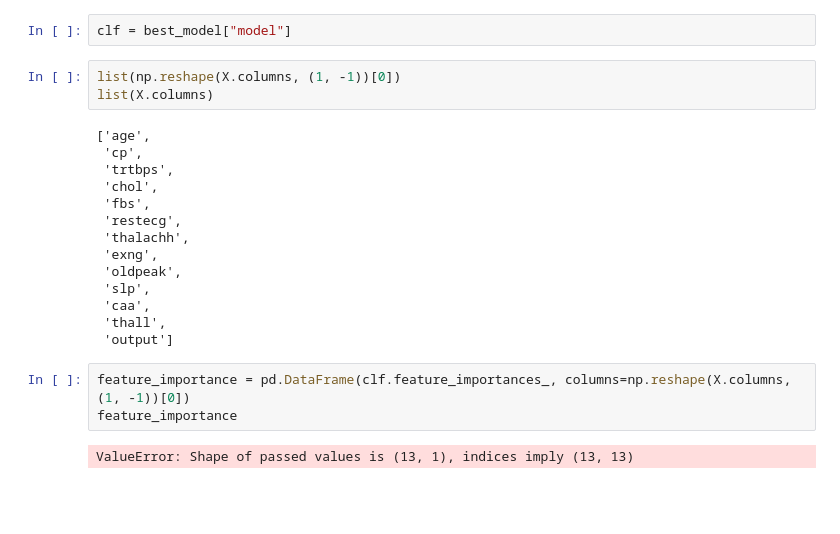
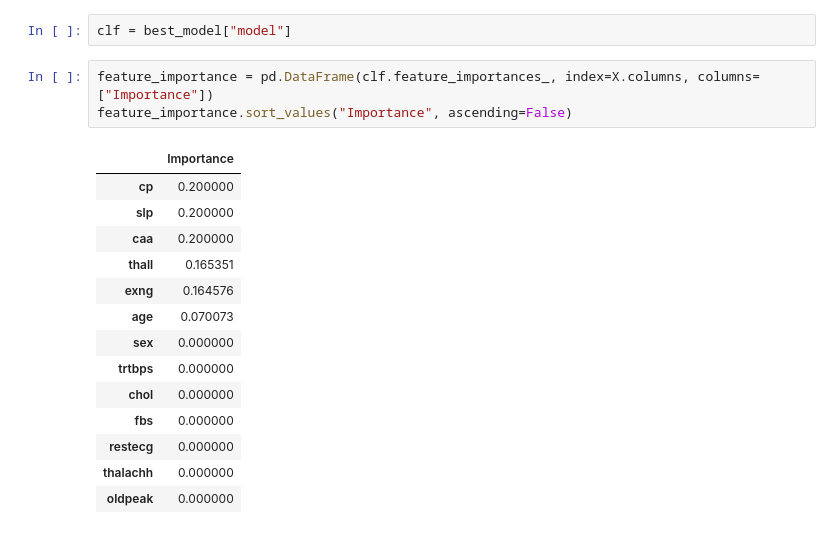
Before and after one commit to eds106/hackathon, a Jupyter notebook: Heart Attack Analysis.ipynb, the cells around one changed output. Cells and saved outputs as stored; diff of their text form; blank space fills up the shorter version.

```diff
--- a/Heart Attack Analysis.ipynb
+++ b/Heart Attack Analysis.ipynb
@@ -136,24 +136,20 @@ Accuracy: 0.7540983606557377
 # %%
 clf = best_model["model"]
-# %%
-list(np.reshape(X.columns, (1, -1))[0])
-list(X.columns)
-# %% [output]
-['age',
- 'cp',
- 'trtbps',
- 'chol',
- 'fbs',
- 'restecg',
- 'thalachh',
- 'exng',
- 'oldpeak',
- 'slp',
- 'caa',
- 'thall',
- 'output']
 # %%
-feature_importance = pd.DataFrame(clf.feature_importances_, columns=np.reshape(X.columns, (1, -1))[0])
-feature_importance
+feature_importance = pd.DataFrame(clf.feature_importances_, index=X.columns, columns=["Importance"])
+feature_importance.sort_values("Importance", ascending=False)
 # %% [output]
-ValueError: Shape of passed values is (13, 1), indices imply (13, 13)
+|  | Importance |
+| cp | 0.200000 |
+| slp | 0.200000 |
+| caa | 0.200000 |
+| thall | 0.165351 |
+| exng | 0.164576 |
+| age | 0.070073 |
+| sex | 0.000000 |
+| trtbps | 0.000000 |
+| chol | 0.000000 |
+| fbs | 0.000000 |
+| restecg | 0.000000 |
+| thalachh | 0.000000 |
+| oldpeak | 0.000000 |
```
Also changed, not shown: parts of 1 cell of this notebook.
